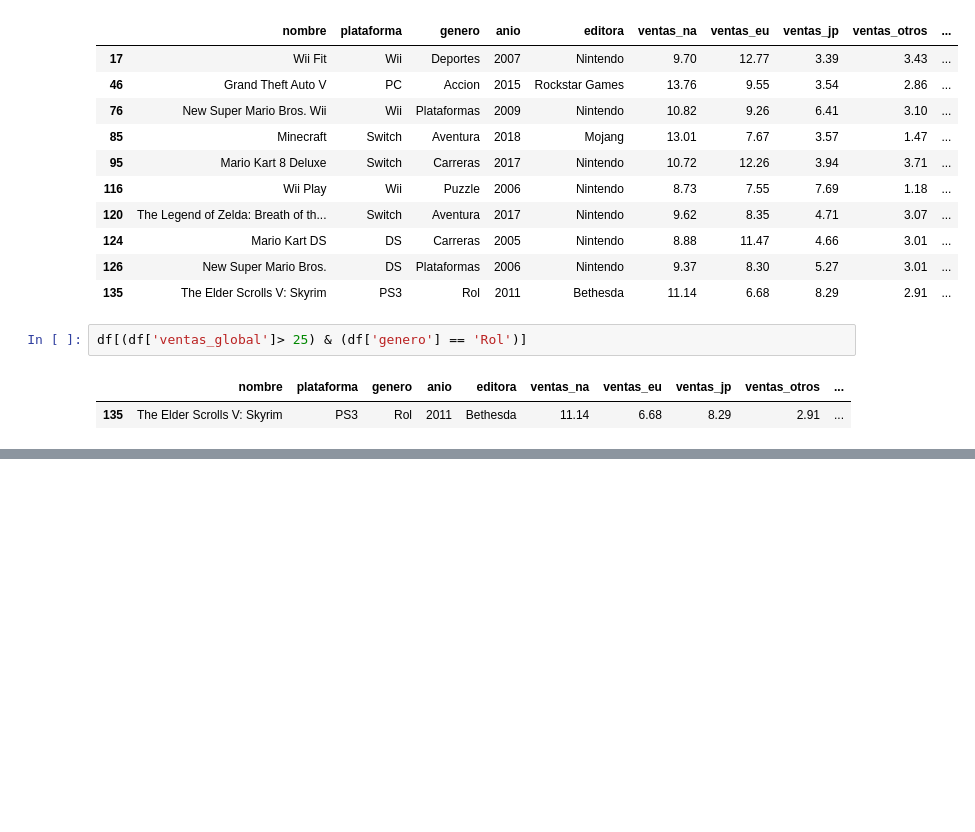
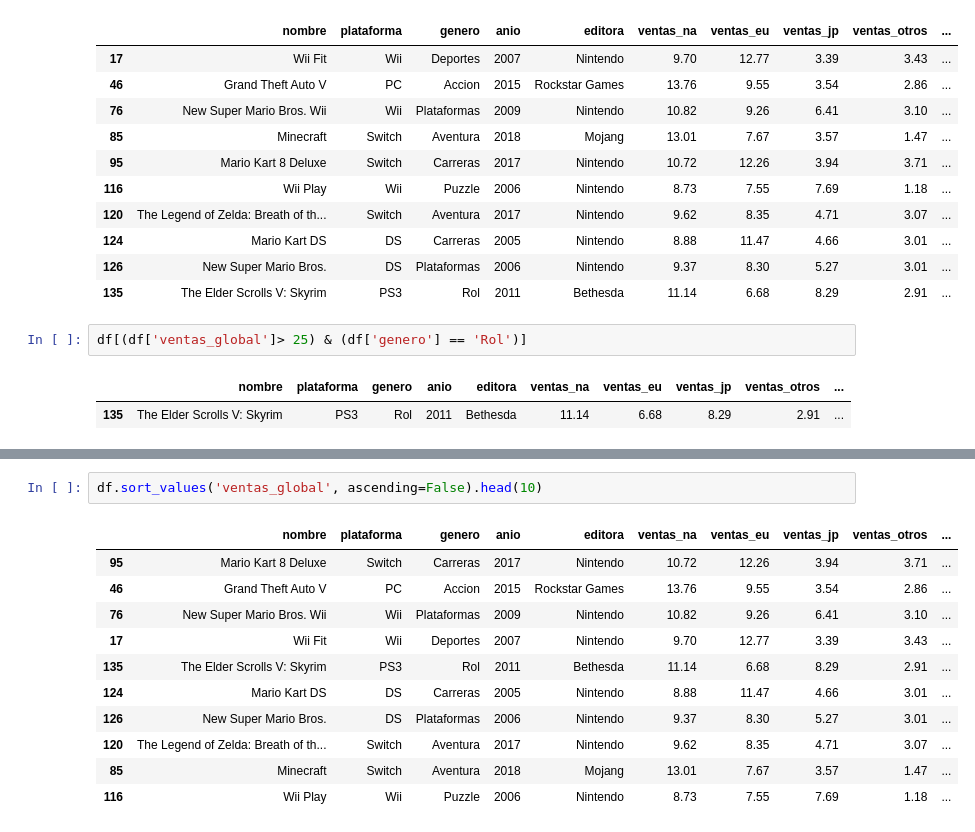
Before and after one commit to isanarmu/python-practice, a Jupyter notebook: section-13/analisis-de-ventas.ipynb, the cells around one changed output, grey strips where cells are left out. Cells and saved outputs as stored; diff of their text form; blank space fills up the shorter version.

```diff
--- a/section-13/analisis-de-ventas.ipynb
+++ b/section-13/analisis-de-ventas.ipynb
@@ -306,0 +309,14 @@ df[(df['ventas_global']> 25)| (df['genero'] == 'Rol')]
+# %%
+df.sort_values('ventas_global', ascending=False).head(10)
+# %% [output]
+|  | nombre | plataforma | genero | anio | editora | ventas_na | ventas_eu | ventas_jp | ventas_otros | ... |
+| 95 | Mario Kart 8 Deluxe | Switch | Carreras | 2017 | Nintendo | 10.72 | 12.26 | 3.94 | 3.71 | ... |
+| 46 | Grand Theft Auto V | PC | Accion | 2015 | Rockstar Games | 13.76 | 9.55 | 3.54 | 2.86 | ... |
+| 76 | New Super Mario Bros. Wii | Wii | Plataformas | 2009 | Nintendo | 10.82 | 9.26 | 6.41 | 3.10 | ... |
+| 17 | Wii Fit | Wii | Deportes | 2007 | Nintendo | 9.70 | 12.77 | 3.39 | 3.43 | ... |
+| 135 | The Elder Scrolls V: Skyrim | PS3 | Rol | 2011 | Bethesda | 11.14 | 6.68 | 8.29 | 2.91 | ... |
+| 124 | Mario Kart DS | DS | Carreras | 2005 | Nintendo | 8.88 | 11.47 | 4.66 | 3.01 | ... |
+| 126 | New Super Mario Bros. | DS | Plataformas | 2006 | Nintendo | 9.37 | 8.30 | 5.27 | 3.01 | ... |
+| 120 | The Legend of Zelda: Breath of th... | Switch | Aventura | 2017 | Nintendo | 9.62 | 8.35 | 4.71 | 3.07 | ... |
+| 85 | Minecraft | Switch | Aventura | 2018 | Mojang | 13.01 | 7.67 | 3.57 | 1.47 | ... |
+| 116 | Wii Play | Wii | Puzzle | 2006 | Nintendo | 8.73 | 7.55 | 7.69 | 1.18 | ... |
```
Also changed, not shown: parts of 2 cells of this notebook.
